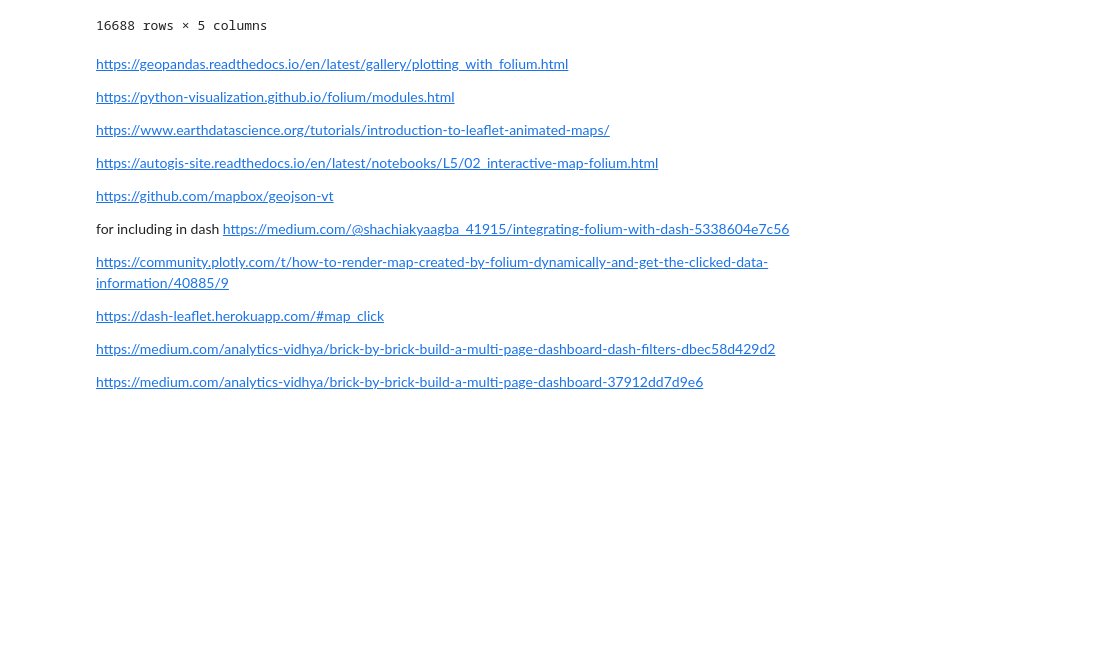
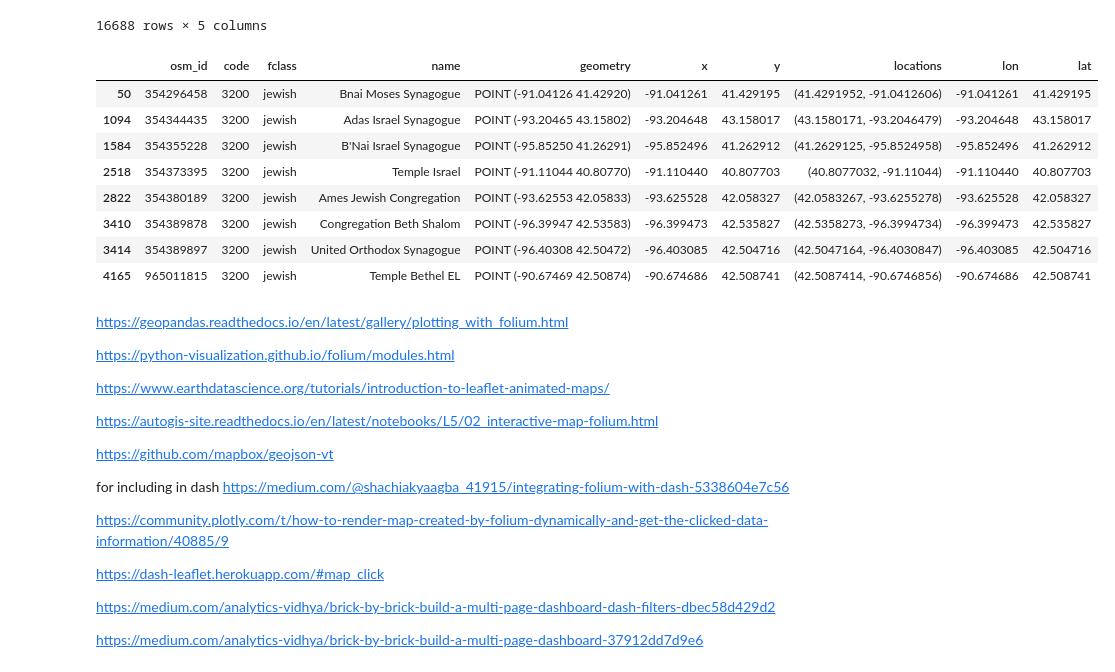
Before and after one commit to kiwymic/operation_goldfish-1, a Jupyter notebook: Oren/06_Mapping_and_Playing.ipynb, the cells around one changed output. Saved outputs shown, nothing was run; the diff lists cells and outputs as text; code cells hidden in the pictures; blank space fills up the shorter version.

```diff
--- a/Oren/06_Mapping_and_Playing.ipynb
+++ b/Oren/06_Mapping_and_Playing.ipynb
@@ -70,12 +71,22 @@ poi_crs
 # %%
 ### CHURCHES
 # gis_osm_pofw = gpd.read_file('../GeoJsonFiles/iowa-latest-free/gis_osm_pofw_free_1.shp')
 # pofw_crs = gis_osm_pofw.to_crs(epsg=3857)
-gis_osm_pofw
+gis_osm_pofw[gis_osm_pofw['fclass']=='jewish']
 
 # data (list of list with values) – List of list of shape [[lat, lon], [lat, lon], etc.]
 # When you use a custom callback you could add more values after the lat and lon.
 # E.g. [[lat, lon, ‘red’], [lat, lon, ‘blue’]]
+# %% [output]
+|  | osm_id | code | fclass | name | geometry | x | y | locations | lon | lat |
+| 50 | 354296458 | 3200 | jewish | Bnai Moses Synagogue | POINT (-91.04126 41.42920) | -91.041261 | 41.429195 | (41.4291952, -91.0412606) | -91.041261 | 41.429195 |
+| 1094 | 354344435 | 3200 | jewish | Adas Israel Synagogue | POINT (-93.20465 43.15802) | -93.204648 | 43.158017 | (43.1580171, -93.2046479) | -93.204648 | 43.158017 |
+| 1584 | 354355228 | 3200 | jewish | B'Nai Israel Synagogue | POINT (-95.85250 41.26291) | -95.852496 | 41.262912 | (41.2629125, -95.8524958) | -95.852496 | 41.262912 |
+| 2518 | 354373395 | 3200 | jewish | Temple Israel | POINT (-91.11044 40.80770) | -91.110440 | 40.807703 | (40.8077032, -91.11044) | -91.110440 | 40.807703 |
+| 2822 | 354380189 | 3200 | jewish | Ames Jewish Congregation | POINT (-93.62553 42.05833) | -93.625528 | 42.058327 | (42.0583267, -93.6255278) | -93.625528 | 42.058327 |
+| 3410 | 354389878 | 3200 | jewish | Congregation Beth Shalom | POINT (-96.39947 42.53583) | -96.399473 | 42.535827 | (42.5358273, -96.3994734) | -96.399473 | 42.535827 |
+| 3414 | 354389897 | 3200 | jewish | United Orthodox Synagogue | POINT (-96.40308 42.50472) | -96.403085 | 42.504716 | (42.5047164, -96.4030847) | -96.403085 | 42.504716 |
+| 4165 | 965011815 | 3200 | jewish | Temple Bethel EL | POINT (-90.67469 42.50874) | -90.674686 | 42.508741 | (42.5087414, -90.6746856) | -90.674686 | 42.508741 |
 # %%
 bus_route  = gpd.read_file('../GeoJsonFiles/bus_route.geojson', driver='ESRIJSON')
 # %%
```
Also changed, not shown: parts of 7 cells of this notebook, 1 other file.
